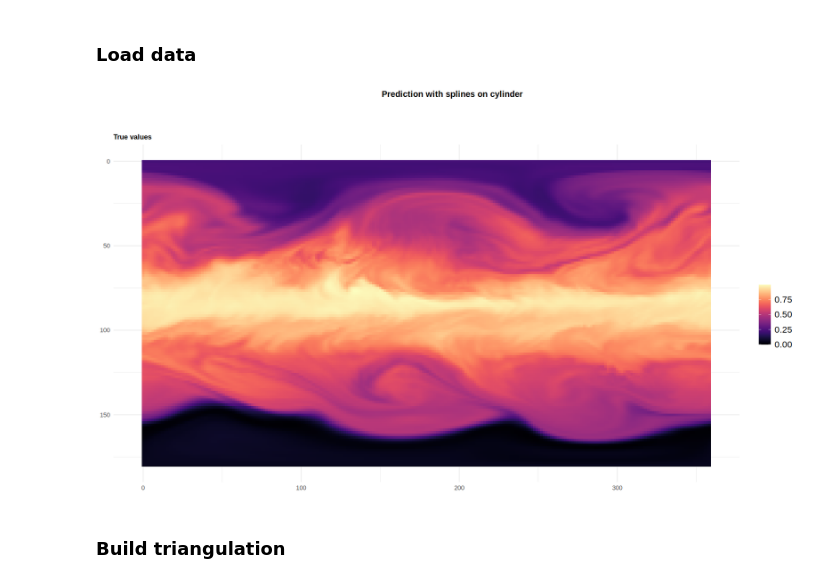
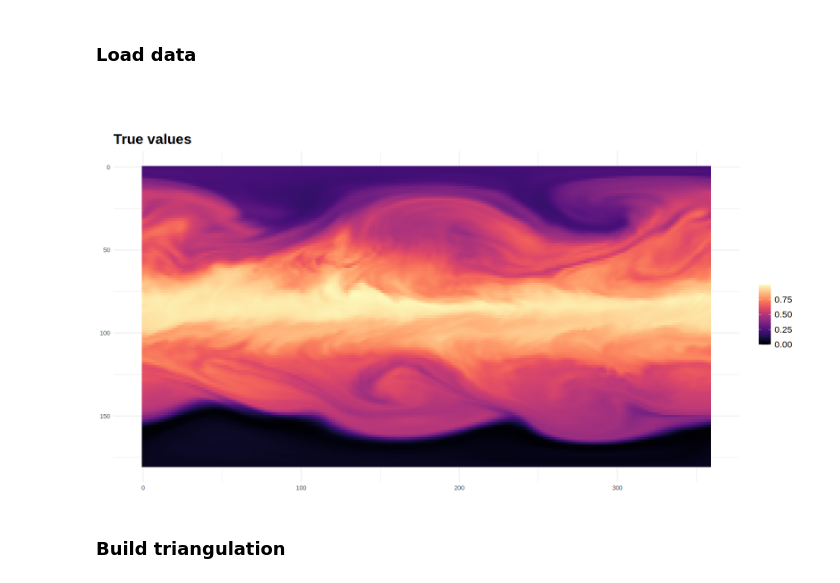
Before and after one commit to charliesire/supplementary_material_splines_riemannian, a Jupyter notebook: code_splines/sphere/matern_earth.ipynb, the cells around one changed output. Saved outputs shown, nothing was run; the diff lists cells and outputs as text; code cells hidden in the pictures.

```diff
--- a/code_splines/sphere/matern_earth.ipynb
+++ b/code_splines/sphere/matern_earth.ipynb
@@ -67,7 +80,7 @@ pred_matern = function(list_tri, y,AA, idx_obs, theta = rep(0,3), rho = rep(1,3)
   res = matrix(0, nrow = nrow(list_tri$points_2d), ncol = ncol(omega_y))
   res[idx_bar,] = as.matrix(omega_y)  #prediction at non-observed points
   res[idx_obs,] = as.matrix(y) #prediction at observed points
-  return(u_alp_y)
+  return(res)
 }
 
 ll_matern = function(param, list_tri, AA, y, noise = 0, idx_obs = NULL, constant_anisotropies = TRUE, return_sigma2 = FALSE){ #Compute the log-likelihood for given paramaters
@@ -105,23 +118,23 @@ ll_matern = function(param, list_tri, AA, y, noise = 0, idx_obs = NULL, constant
 # %%
 noise = 0 #interpolating splines here
 jacob = jacob_sphere
 df = read.csv("data_carbon.csv")
 colnames(df) = c("theta","phi","carbon")
 
 
 df$carbon = (df$carbon-min(df$carbon))/(max(df$carbon)-min(df$carbon)) #normalize data
 
 df$theta = 90-df$theta #convert theta to [0,180]
 
 df[df$phi < 0,]$phi = 360+df[df$phi < 0,]$phi #convert phi to [0,360]
 
 df = df[order(df$theta, df$phi),]
 kphi = sort(unique(df$phi))[seq(1, length(unique(df$phi)), by = 2)] #keep phi every 1.5°
 ktheta = sort(unique(df$theta))[seq(1, length(unique(df$theta)), by = 2)] #keep theta every 1.5°
 df = df[(df$phi %in% kphi) & (df$theta %in% ktheta),]
-plot_multiple_columns(df, coords = c("phi","theta"), list_value = c("carbon"), name = "", list_titles = c("True values"), big_title = "Prediction with splines on cylinder", ncol=1,add_func = scale_y_reverse)
+plot_multiple_df(list(df), coords = c("phi","theta"), value = "carbon", name = "", list_titles = c("True values"), ncol=1, add_func =  scale_y_reverse)
 # %% [output]
-[figure, old version]
+[figure, new version]
 # %% [markdown]
 ### Build triangulation
 # %%
```
Also changed, not shown: parts of 6 cells of this notebook, 1 other file.
